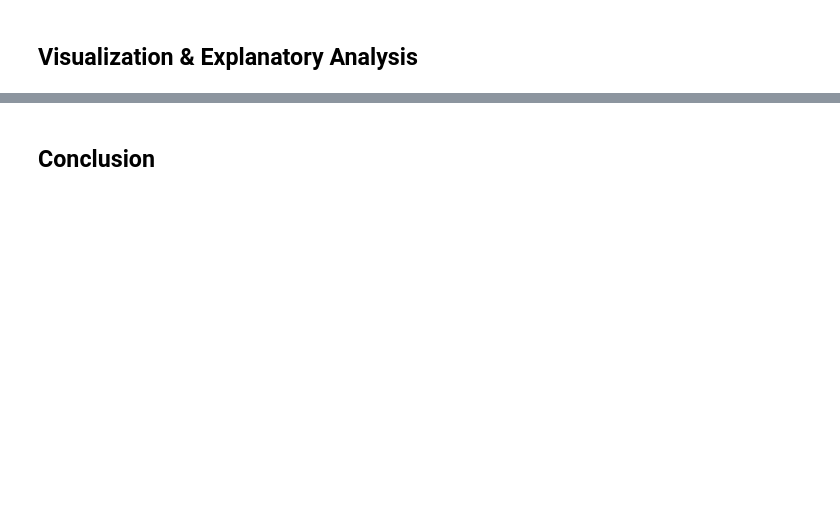
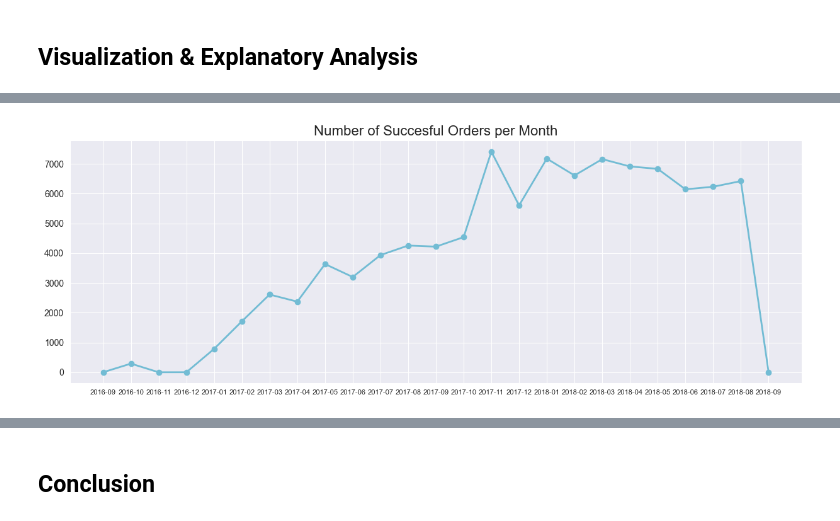
Before and after one commit to tfajarama/python-data-analysis-dashboard, a Jupyter notebook: final-project/submission/notebook.ipynb, the cells around one changed output, grey strips where cells are left out. Cells and saved outputs as stored; diff of their text form; code cells hidden in the pictures; blank space fills up the shorter version.

```diff
--- a/final-project/submission/notebook.ipynb
+++ b/final-project/submission/notebook.ipynb
@@ -30,0 +2738,21 @@
+# %%
+# Filter failed orders
+all_failed_orders = all_df[all_df['order_status'].isin(['canceled', 'unavailable'])]
+
+# Group by payment sequential, so the payment_value is not duplicated
+all_failed_payment = all_failed_orders.groupby(['order_purchase_timestamp', 'order_id', 'payment_sequential']).agg({
+    'payment_value': 'first'
+}).reset_index()
+
+# Aggregate failed orders and revenue loss
+all_monthly_failed_orders = all_failed_payment.resample(rule='ME', on='order_purchase_timestamp').agg(
+    failed_order_count=("order_id", "nunique"),
+    revenue_loss=("payment_value", "sum")
+)
+all_monthly_failed_orders.index = all_monthly_failed_orders.index.strftime('%Y-%m')
+all_monthly_failed_orders = all_monthly_failed_orders.reset_index()
+all_monthly_failed_orders.rename(columns={
+    "order_purchase_timestamp": "order_year_month"
+}, inplace=True)
+
+all_monthly_failed_orders
@@ -30,0 +2777,17 @@
+# %%
+# Merge total orders, successful and failed orders
+all_monthly_orders_summary = pd.merge(all_monthly_total_orders, all_monthly_successful_orders, on='order_year_month', how='left')
+all_monthly_orders_summary = pd.merge(all_monthly_orders_summary, all_monthly_failed_orders, on='order_year_month', how='left')
+
+# Calculate successful orders percentage
+all_monthly_orders_summary['successful_percentage'] = round((all_monthly_orders_summary['successful_order_count'] / all_monthly_orders_summary['order_count']) * 100, 2)
+
+# Calculate failed orders percentage
+all_monthly_orders_summary['failed_percentage'] = round(100 - all_monthly_orders_summary['successful_percentage'], 2)
+
+# Fill NaN values with 0
+all_monthly_orders_summary.fillna({'successful_order_count': 0, 'revenue_gain': 0, 'failed_order_count': 0, 'revenue_loss': 0, 'successful_percentage': 0, 'failed_percentage': 0}, inplace=True)
+all_monthly_orders_summary['successful_order_count'] = all_monthly_orders_summary['successful_order_count'].astype(int)
+all_monthly_orders_summary['failed_order_count'] = all_monthly_orders_summary['failed_order_count'].astype(int)
+
+all_monthly_orders_summary
@@ -30,0 +2812,9 @@
+# %%
+plt.figure(figsize=(15, 5))
+plt.plot(all_monthly_orders_summary["order_year_month"], all_monthly_orders_summary["successful_order_count"], marker='o', linewidth=2, color="#72BCD4")
+plt.title("Number of Succesful Orders per Month", loc="center", fontsize=16)
+plt.xticks(fontsize=8)
+plt.yticks(fontsize=10)
+plt.show()
+# %% [output]
+[figure, added]
```
Also changed, not shown: parts of 357 cells of this notebook, 1 other file.
